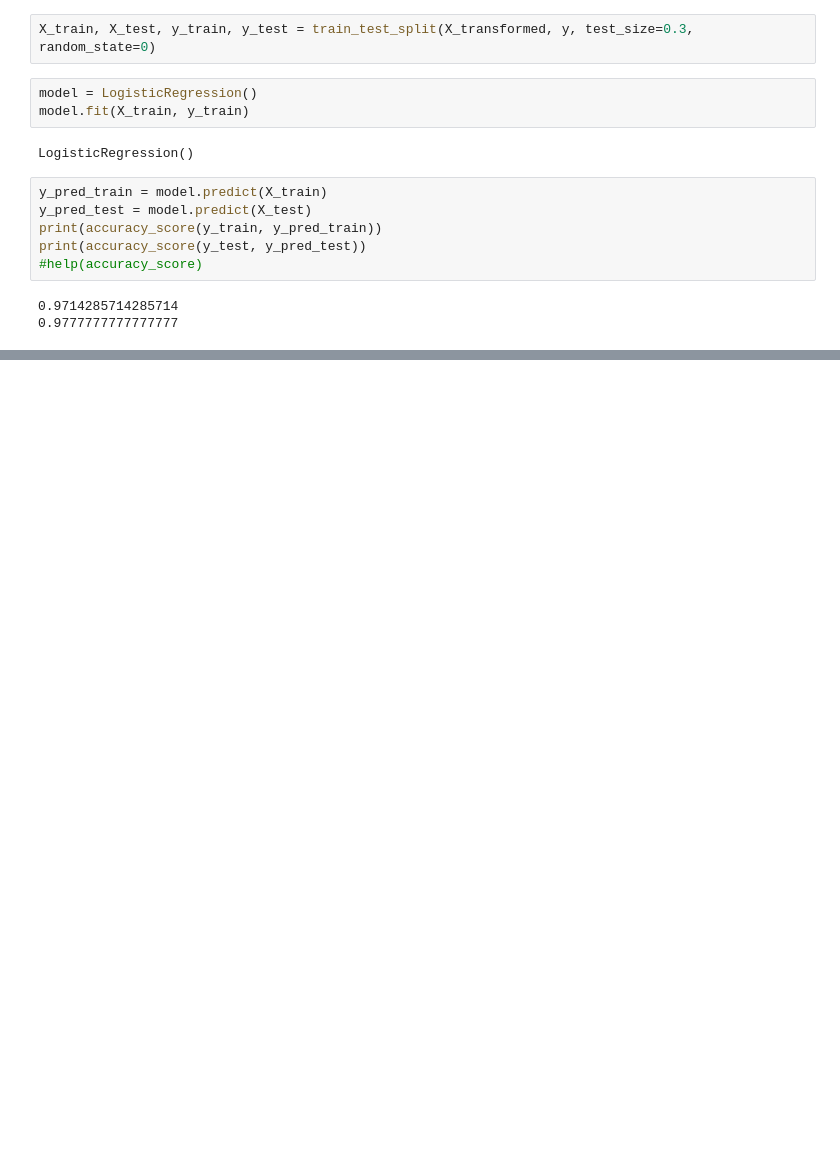
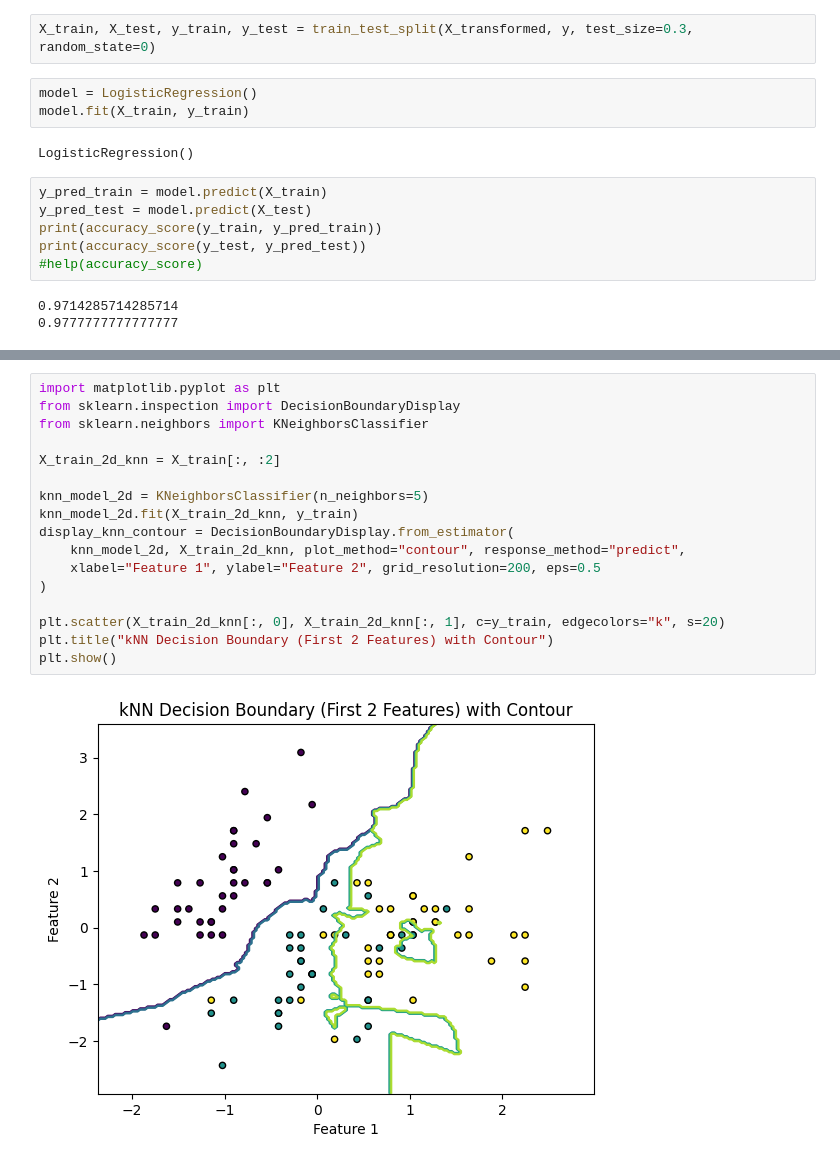
Before and after one commit to michelleabraham-git/Stats_minor, a Jupyter notebook: Copy_of_CSSL_08_logistic_regression_and_kNN.ipynb, the cells around one changed output, grey strips where cells are left out. Cells and saved outputs as stored; diff of their text form; blank space fills up the shorter version.

```diff
--- a/Copy_of_CSSL_08_logistic_regression_and_kNN.ipynb
+++ b/Copy_of_CSSL_08_logistic_regression_and_kNN.ipynb
@@ -134,0 +116,19 @@ accuracy_score(y_true, y_pred, *, normalize=True, sample_weight=None)
+# %%
+import matplotlib.pyplot as plt
+from sklearn.inspection import DecisionBoundaryDisplay
+from sklearn.neighbors import KNeighborsClassifier
+
+X_train_2d_knn = X_train[:, :2]
+
+knn_model_2d = KNeighborsClassifier(n_neighbors=5)
+knn_model_2d.fit(X_train_2d_knn, y_train)
+display_knn_contour = DecisionBoundaryDisplay.from_estimator(
+    knn_model_2d, X_train_2d_knn, plot_method="contour", response_method="predict",
+    xlabel="Feature 1", ylabel="Feature 2", grid_resolution=200, eps=0.5
+)
+
+plt.scatter(X_train_2d_knn[:, 0], X_train_2d_knn[:, 1], c=y_train, edgecolors="k", s=20)
+plt.title("kNN Decision Boundary (First 2 Features) with Contour")
+plt.show()
+# %% [output]
+[figure, added]
```
Also changed, not shown: parts of 6 cells of this notebook.
